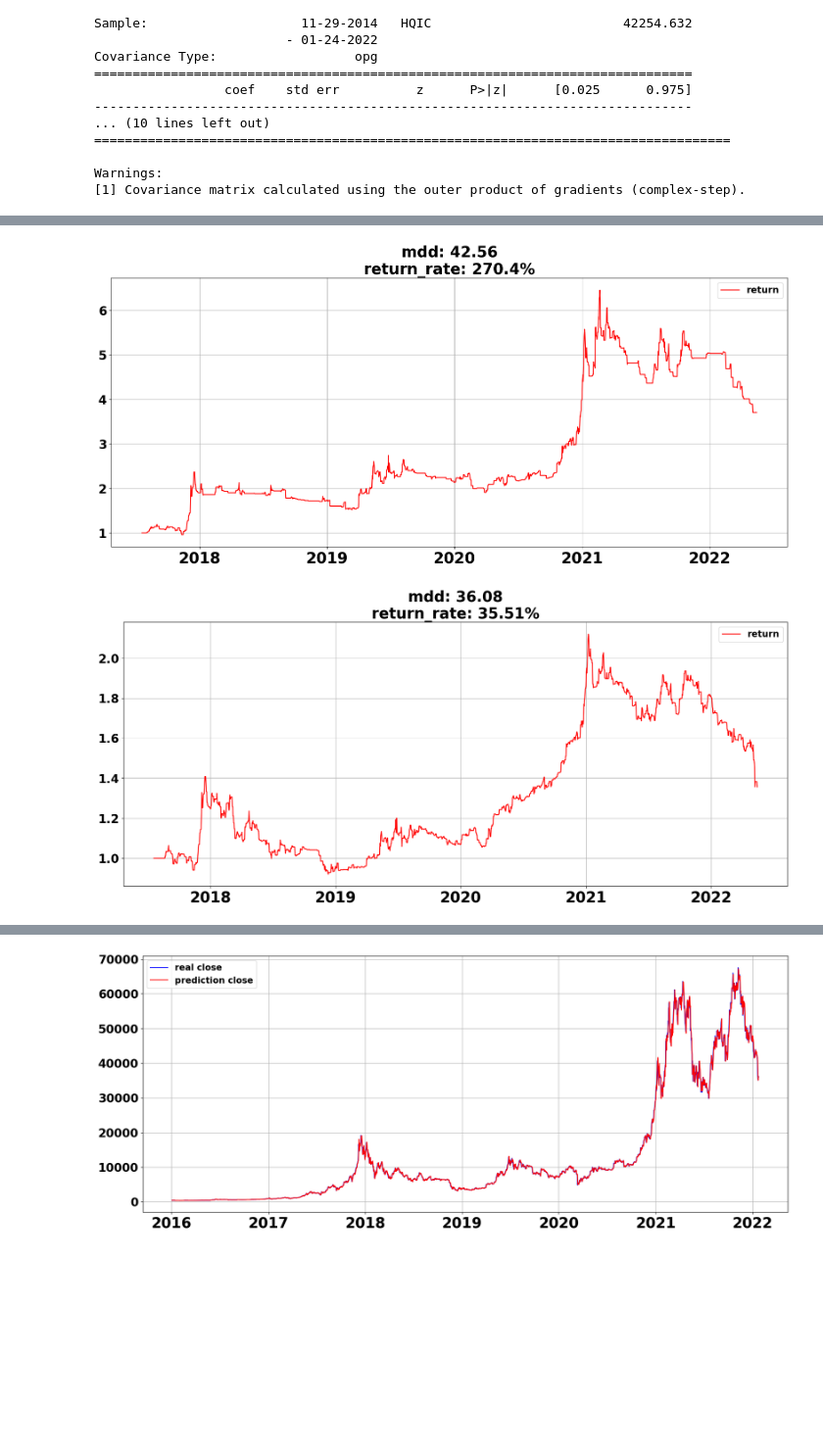
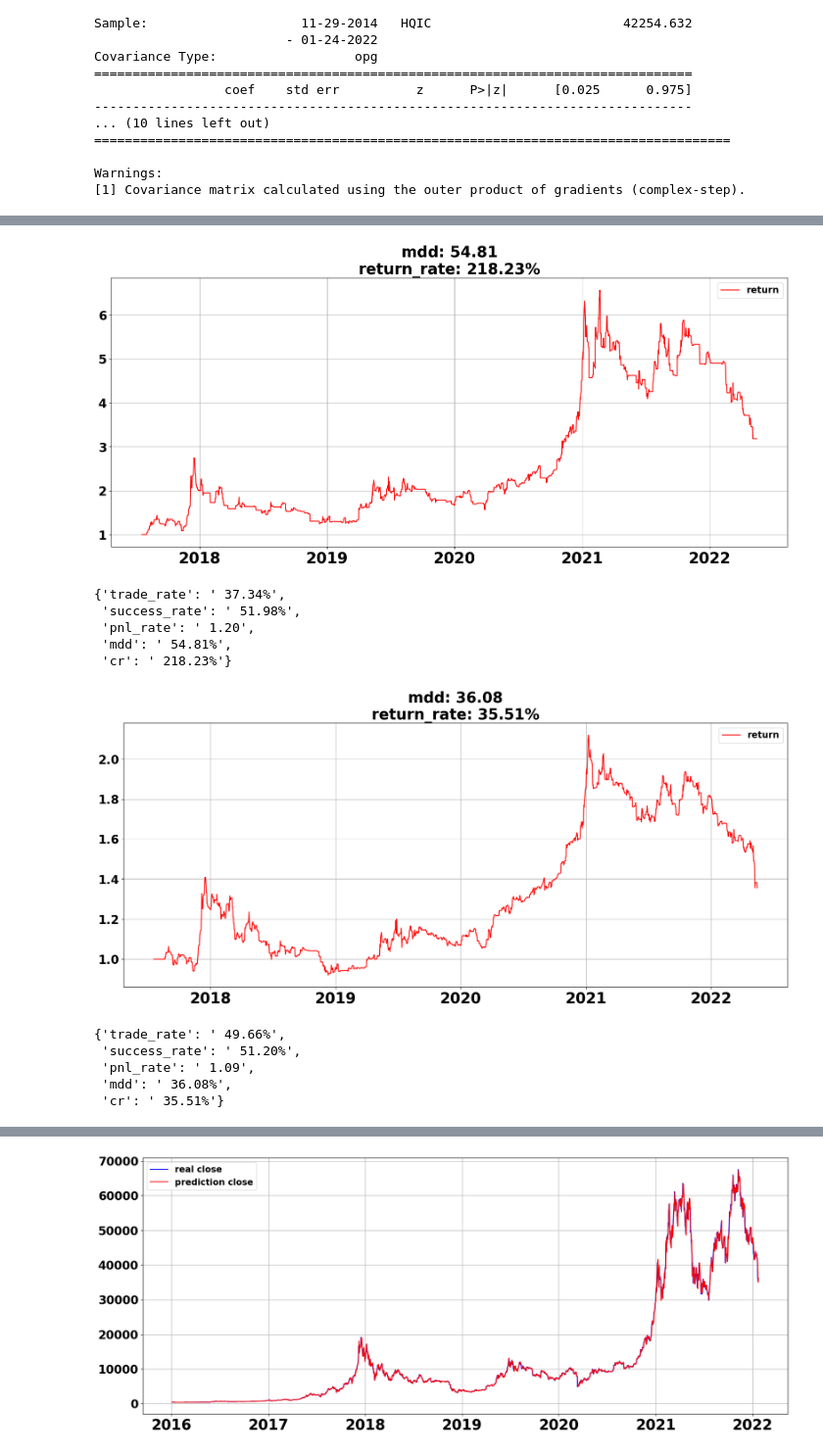
Before and after one commit to happysms/RuleBase-VS-TimeSeries-Algorithm, a Jupyter notebook: Arima/arima.ipynb, the cells around one changed output, grey strips where cells are left out. Shown at 98% size. Drawn from its saved outputs; the diff is of its cells as text; code cells hidden in the pictures; blank space fills up the shorter version.

Commit message:
arima analysis

```diff
--- a/Arima/arima.ipynb
+++ b/Arima/arima.ipynb
@@ -525,5 +525,5 @@ def analysis_return(test_df):
 
     return return_dict
 # %%
-result_df = backtest_arima_1h(df, 100, 1)
+result_df = backtest_arima_1h(df, 200, 1)
 # %% [output]
@@ -544,13 +553,25 @@ analysis_return(result_df)
 # %%
 result_df = backtest_rsi(result_df)
 plot_return(result_df)
+analysis_return(result_df)
 # %% [output]
-[figure, old version]
+[figure, new version]
+{'trade_rate': ' 37.34%',
+ 'success_rate': ' 51.98%',
+ 'pnl_rate': ' 1.20',
+ 'mdd': ' 54.81%',
+ 'cr': ' 218.23%'}
 # %%
 result_df = backtest_noise(result_df)
 plot_return(result_df)
+analysis_return(result_df)
 # %% [output]
 [figure]
+{'trade_rate': ' 49.66%',
+ 'success_rate': ' 51.20%',
+ 'pnl_rate': ' 1.09',
+ 'mdd': ' 36.08%',
+ 'cr': ' 35.51%'}
 # %%
 result_df = backtest_ma_and_rsi(result_df)
 plot_return(result_df)
```
Also changed, not shown: parts of 11 cells of this notebook.
